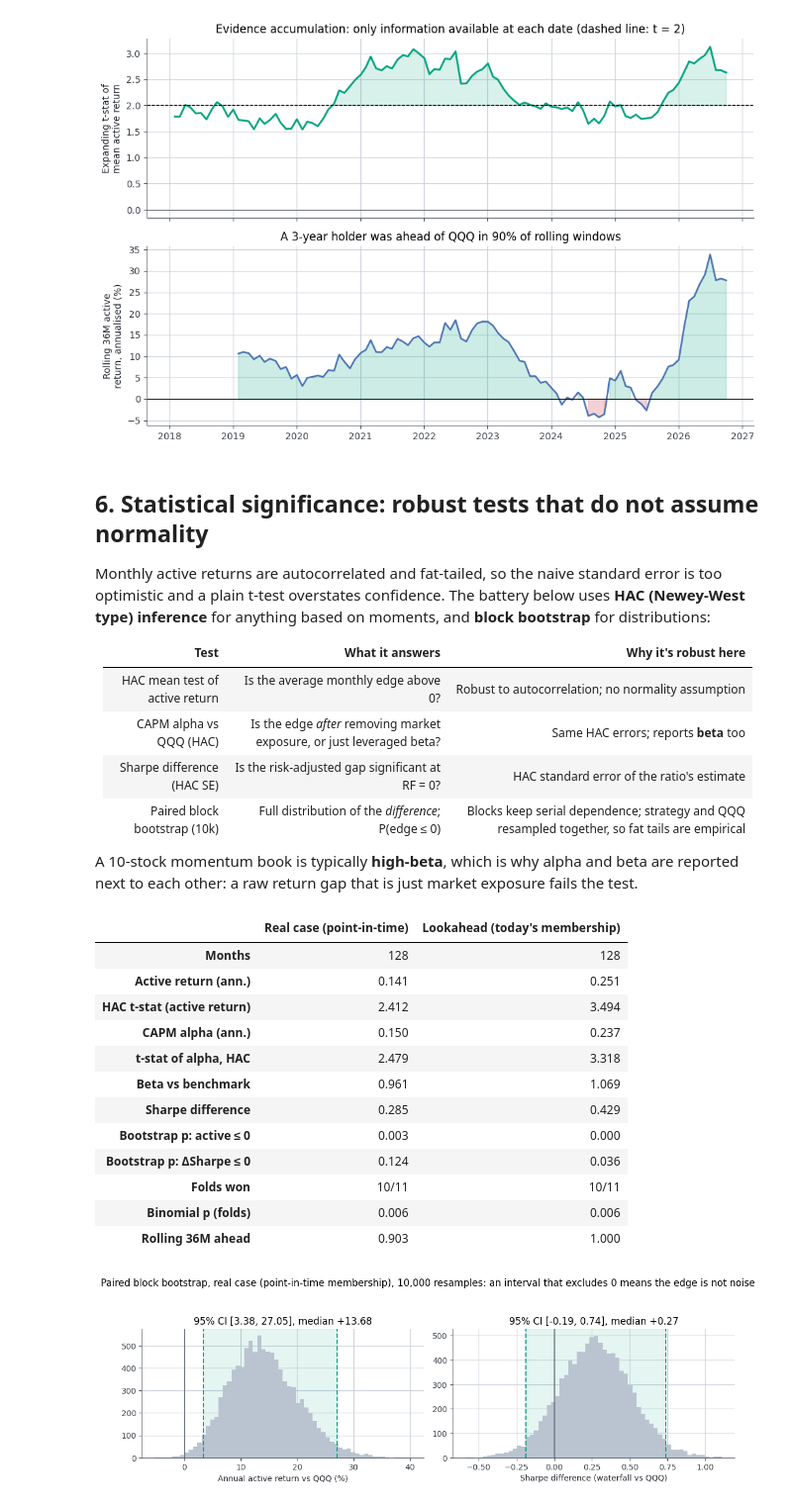
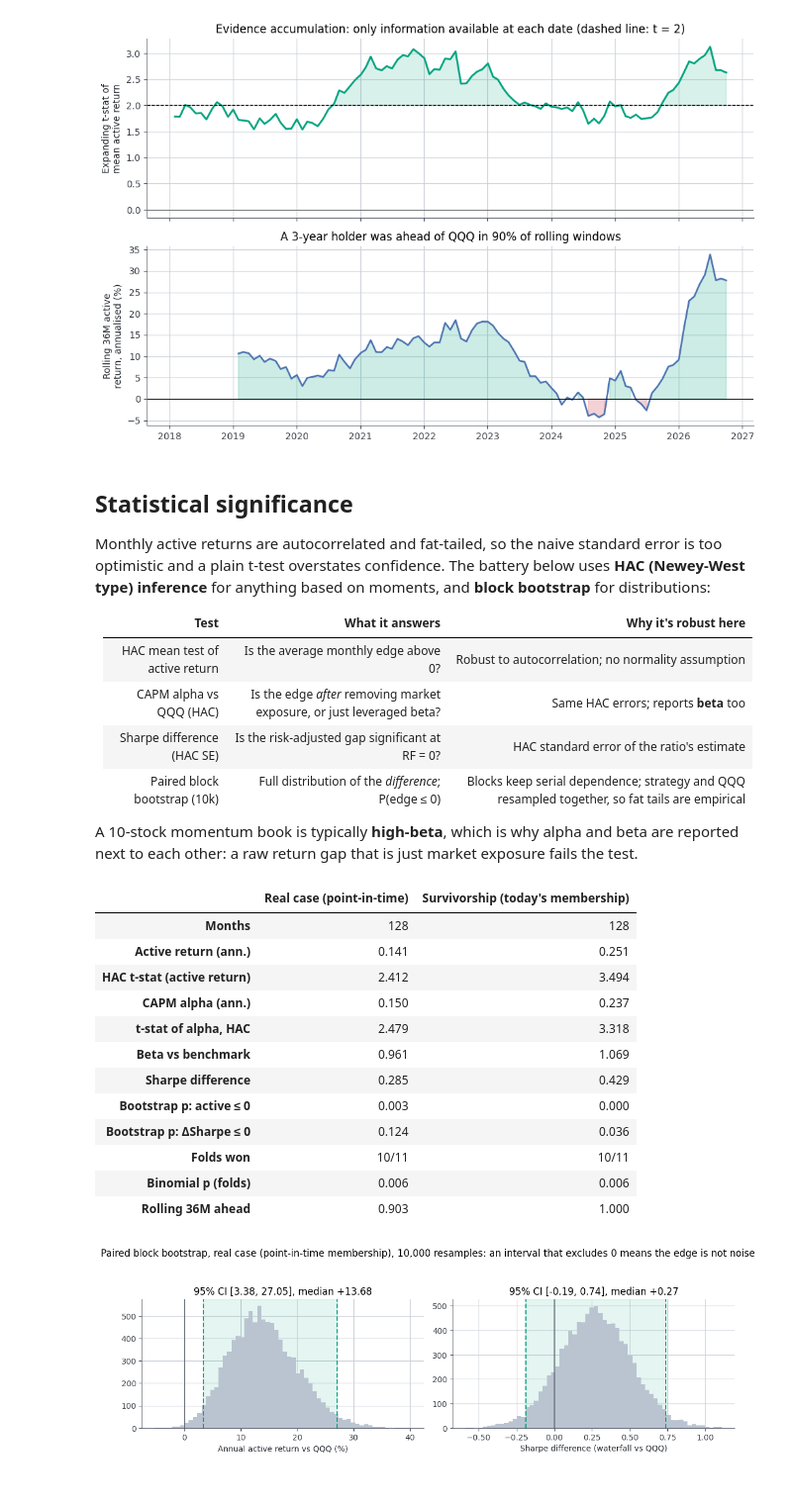
Before and after one commit to luigi-mari/Notebook, a Jupyter notebook: chapters/_build/jupyter_execute/nasdaq100_momentum_waterfall.ipynb, the cells around one changed output. Shown at 99% size. Saved outputs shown, nothing was run; the diff lists cells and outputs as text; code cells hidden in the pictures.

```diff
--- a/chapters/_build/jupyter_execute/nasdaq100_momentum_waterfall.ipynb
+++ b/chapters/_build/jupyter_execute/nasdaq100_momentum_waterfall.ipynb
@@ -369,7 +369,7 @@ plt.tight_layout(); plt.show()
 # %% [output]
 [figure]
 # %% [markdown]
-## 6. Statistical significance: robust tests that do not assume normality
+## Statistical significance
 
 Monthly active returns are autocorrelated and fat-tailed, so the naive standard error is too optimistic and a plain t-test overstates confidence. The battery below uses **HAC (Newey-West type) inference** for anything based on moments, and **block bootstrap** for distributions:
 
@@ -441,15 +441,15 @@ def battery(s, b, seed=7):
 
 vs_qqq = battery(S, B)
 # %%
-bias = battery(S_bias, B)      # same tests on the lookahead case: today's membership at every date (section 8)
+bias = battery(S_bias, B)      # same tests on the survivorship case: today's membership at every date
 
 battery_cmp = pd.DataFrame({
     "Real case (point-in-time)": {k: v for k, v in vs_qqq.items() if not k.startswith("_")},
-    "Lookahead (today's membership)": {k: v for k, v in bias.items() if not k.startswith("_")},
+    "Survivorship (today's membership)": {k: v for k, v in bias.items() if not k.startswith("_")},
 })
 battery_cmp
 # %% [output]
-|  | Real case (point-in-time) | Lookahead (today's membership) |
+|  | Real case (point-in-time) | Survivorship (today's membership) |
 | Months | 128 | 128 |
 | Active return (ann.) | 0.141 | 0.251 |
 | HAC t-stat (active return) | 2.412 | 3.494 |
```
Also changed, not shown: parts of 19 cells of this notebook, 17 other files.
